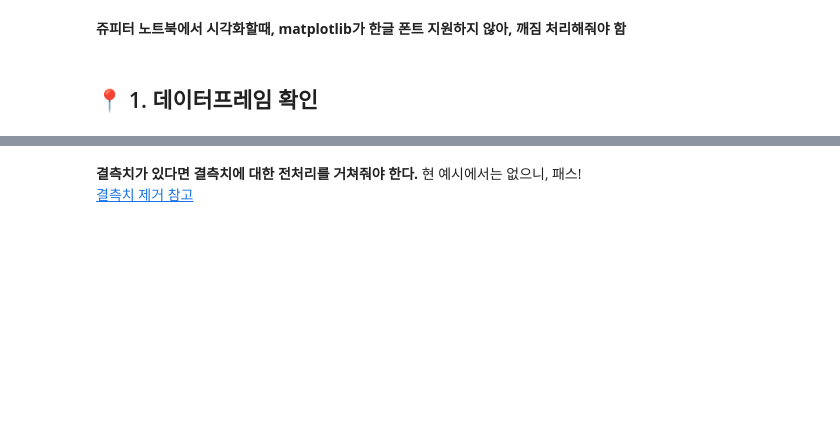
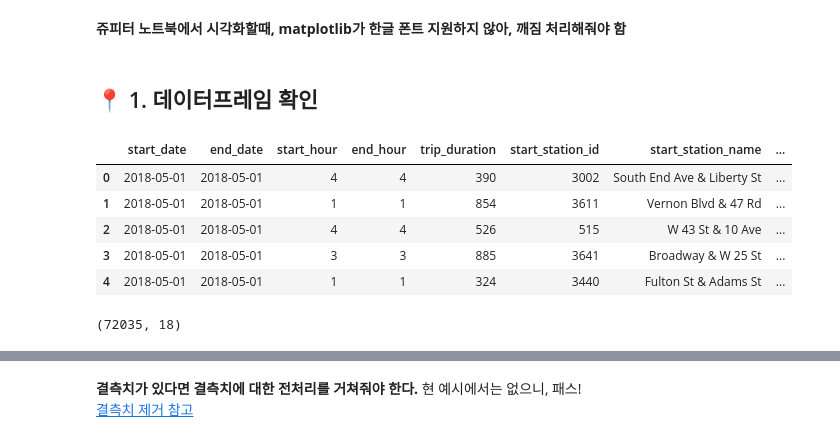
Before and after one commit to tmddk25/GH_Quest, a Jupyter notebook: tmddk25_Quest3.ipynb, the cells around one changed output, grey strips where cells are left out. Saved outputs shown, nothing was run; the diff lists cells and outputs as text; code cells hidden in the pictures; blank space fills up the shorter version.

```diff
--- a/tmddk25_Quest3.ipynb
+++ b/tmddk25_Quest3.ipynb
@@ -49,11 +69,20 @@ elif platform.system() == 'Windows':#윈도우 사용자의 경우에
 # %% [markdown]
 ## &#128205; 1. 데이터프레임 확인
 # %%
-df=pd.read_csv("nyc_citibike.csv",encoding='euc-kr') # 한글이 들어간 csv는 encoding 인자를 넣어주는 것이 좋음
+df=pd.read_csv("C:\\Users\\이승아\\Documents\\GH\\에듀 세션\\Session 03. 데이터 시각화\\nyc_citibike.csv",encoding='euc-kr') # 한글이 들어간 csv는 encoding 인자를 넣어주는 것이 좋음
 df.head()
+# %% [output]
+|  | start_date | end_date | start_hour | end_hour | trip_duration | start_station_id | start_station_name | ... |
+| 0 | 2018-05-01 | 2018-05-01 | 4 | 4 | 390 | 3002 | South End Ave & Liberty St | ... |
+| 1 | 2018-05-01 | 2018-05-01 | 1 | 1 | 854 | 3611 | Vernon Blvd & 47 Rd | ... |
+| 2 | 2018-05-01 | 2018-05-01 | 4 | 4 | 526 | 515 | W 43 St & 10 Ave | ... |
+| 3 | 2018-05-01 | 2018-05-01 | 3 | 3 | 885 | 3641 | Broadway & W 25 St | ... |
+| 4 | 2018-05-01 | 2018-05-01 | 1 | 1 | 324 | 3440 | Fulton St & Adams St | ... |
 # %%
 # 데이터 shape 파악
 df.shape
+# %% [output]
+(72035, 18)
 # %%
 # 데이터 통계량 파악
 df.describe()
```
Also changed, not shown: parts of 11 cells of this notebook, 1 other file.
